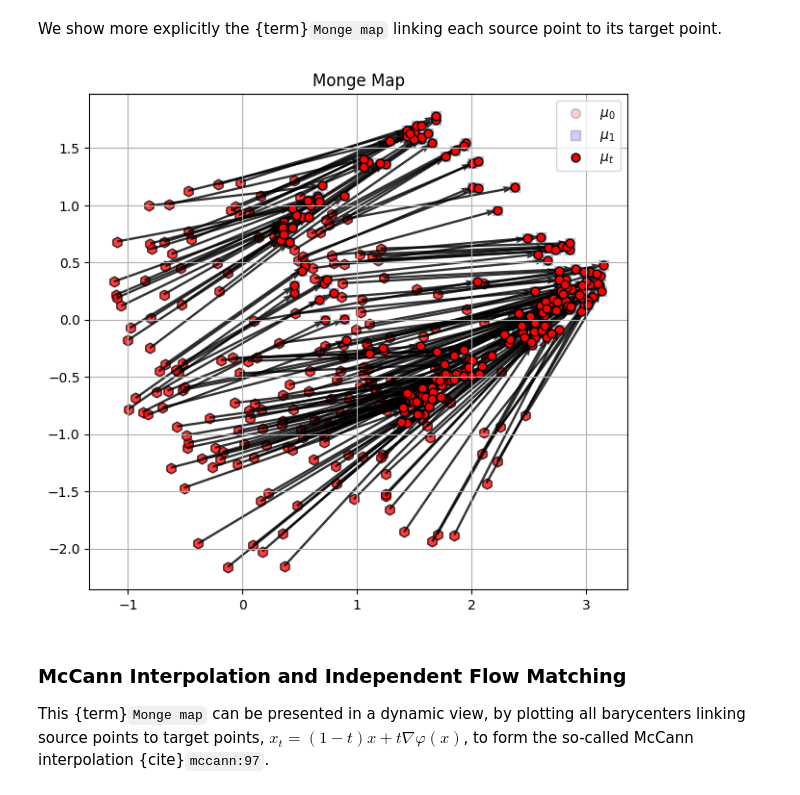
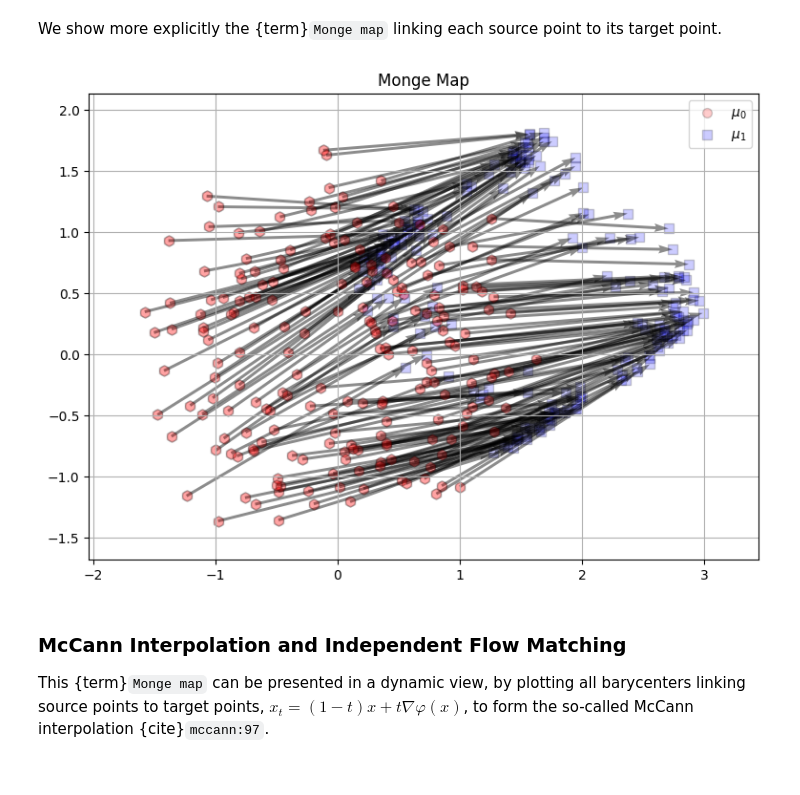
Before and after one commit to amanjitsk/ott, a Jupyter notebook: docs/tutorials/theory/000_bb_flow.ipynb, the cells around one changed output. Drawn from its saved outputs; the diff is of its cells as text; code cells hidden in the pictures.

```diff
--- a/docs/tutorials/theory/000_bb_flow.ipynb
+++ b/docs/tutorials/theory/000_bb_flow.ipynb
@@ -26,11 +31,11 @@ We dive into mathematics directly: By virtue of the {term}`Brenier theorem`, one
 
 We start by defining such a convex potential, and make some efforts to avoid using a simple quadratic potential (that would result in an affine map) to define something slightly more elaborate for illustration purposes.
 # %%
-# Define ground truth potential phi
+# Matrices to define potential phi
 A = jnp.array(((0.9, 0.6), (0.2, -0.5)))  # linear transform
 B = jnp.array(((0.2, -0.05), (-0.05, 0.1)))  # positive definite matrix.
 
-assert jnp.linalg.det(B) > 0.0, jnp.linalg.det(B)
+assert jnp.linalg.det(B) > 0.0
 
 
 def phi(x: jnp.ndarray) -> jnp.ndarray:
@@ -41,17 +46,21 @@ def phi(x: jnp.ndarray) -> jnp.ndarray:
         + 0.1 * mu.logsumexp(10 * x)
         + x[0]
     )
+
+
+transport_fn = jax.jit(jax.vmap(jax.grad(phi)))
+velocity_brenier = jax.jit(velocity_from_brenier_potential(phi))
 # %% [markdown]
 We can plot the contours of that potential.
 # %%
-DARKMODE = False
-if DARKMODE:
-    plt.style.use("dark_background")
-
 x = np.arange(-2.0, 6.0, 0.2)
 y = np.arange(-2.0, 6.0, 0.2)
 X, Y = np.meshgrid(x, y)
 Z = jnp.array([jnp.array([xx, yy]) for xx, yy in zip(np.ravel(X), np.ravel(Y))])
 Z = jax.vmap(phi)(Z).reshape(X.shape)
-plt.contour(X, Y, Z.reshape(X.shape), levels=30)
+
+fig, ax = plt.subplots()
+cont = ax.contourf(X, Y, Z.reshape(X.shape), levels=15)
+fig.colorbar(cont)
+ax.set_title(r"Potential $\varphi$");
 # %% [output]
@@ -113,8 +103,8 @@ Our goal in this notebook is to illustrate these ground truth {term}`Monge map`
 
 We do so by defining a source point cloud. Here this a simple concatenation of slightly off-centered noisy 2D toruses. For plotting purposes we also sample a smaller subset of these points that we will highlight in plots later on.
 # %%
-batch = 100
-hl_batch = 10  # Smaller batch to highlight in plots.
+batch = 100  # Batch of points.
+hl_batch = 10  # Smaller batch to highlight in plots dynamically
 
 # Generate point cloud near the unit circle.
 
@@ -130,23 +120,19 @@ def gen_torus_points(key, fraction=0.7, size=1):
     return points
 
 
-# Define a small linear transformation
-D = jnp.array(((0.4, -0.1), (-0.1, 1.2)))
-
 points = jnp.concatenate(
     (
         gen_torus_points(jax.random.key(0), size=batch),
-        gen_torus_points(jax.random.key(1), fraction=0.3, size=batch)
-        + jnp.array((2, -0.5)) @ D,
+        gen_torus_points(jax.random.key(1), fraction=0.3, size=batch),
     ),
     axis=0,
 )
+tgt_points = transport_fn(points)
 
 hl_points = jnp.concatenate(
     (
         gen_torus_points(jax.random.key(2), size=hl_batch) - 0.2,
-        gen_torus_points(jax.random.key(3), fraction=0.3, size=hl_batch)
-        + jnp.array((1.4, -0.3)) @ D,
+        gen_torus_points(jax.random.key(3), fraction=0.3, size=hl_batch) + 0.3,
     ),
     axis=0,
 )
@@ -417,15 +153,15 @@ plot_transport_animation(
 # %% [markdown]
 We show more explicitly the {term}`Monge map` linking each source point to its target point.
 # %%
-plot_transport_animation(
+_ = plot.transport_animation(
     n_frames=1,
+    static_src_points=points,
+    static_tgt_points=tgt_points,
     title="Monge Map",
-    static_points=points,
-    plot_monge=True,
-    potential=phi,
+    velocity_field=velocity_brenier,
 )
 # %% [output]
-[figure, old version]
+[figure, new version]
 # %% [markdown]
 ### McCann Interpolation and Independent Flow Matching
 
```
Also changed, not shown: parts of 15 cells of this notebook, 21 other files.
